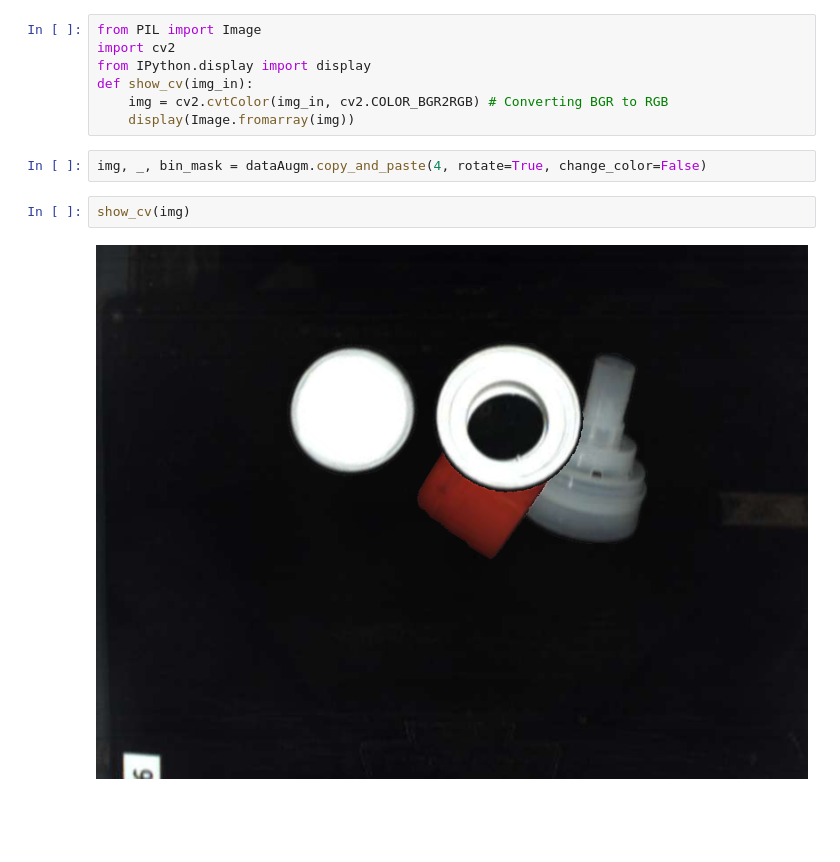
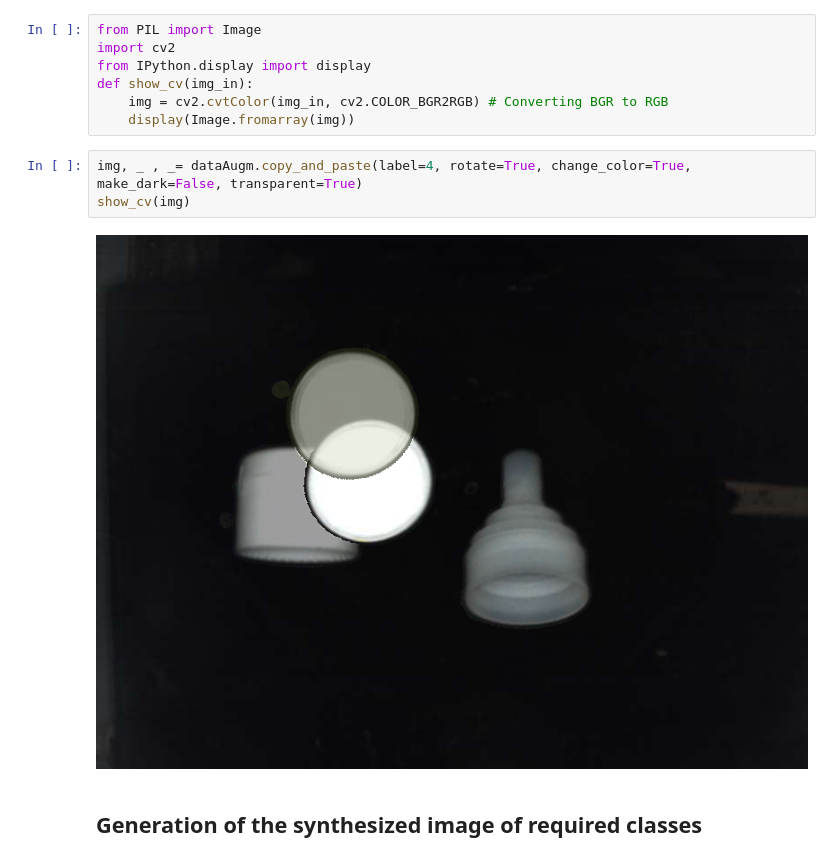
Before and after one commit to eismont21/AnomaliesRecycling, a Jupyter notebook: notebooks/DataAugmentation.ipynb, the cells around one changed output. Saved outputs shown, nothing was run; the diff lists cells and outputs as text; blank space fills up the shorter version.

```diff
--- a/notebooks/DataAugmentation.ipynb
+++ b/notebooks/DataAugmentation.ipynb
@@ -51,9 +46,10 @@ def show_cv(img_in):
     img = cv2.cvtColor(img_in, cv2.COLOR_BGR2RGB) # Converting BGR to RGB
     display(Image.fromarray(img))
 # %%
-img, _, bin_mask = dataAugm.copy_and_paste(4, rotate=True, change_color=False)
+img, _ , _= dataAugm.copy_and_paste(label=4, rotate=True, change_color=True, make_dark=False, transparent=True)
+show_cv(img)
+# %% [output]
+[figure, added]
-# %%
-show_cv(img)
-# %% [output]
-[figure, removed]
+# %% [markdown]
+## Generation of the synthesized image of required classes
 # %%
```
Also changed, not shown: parts of 15 cells of this notebook, 2 other files.
